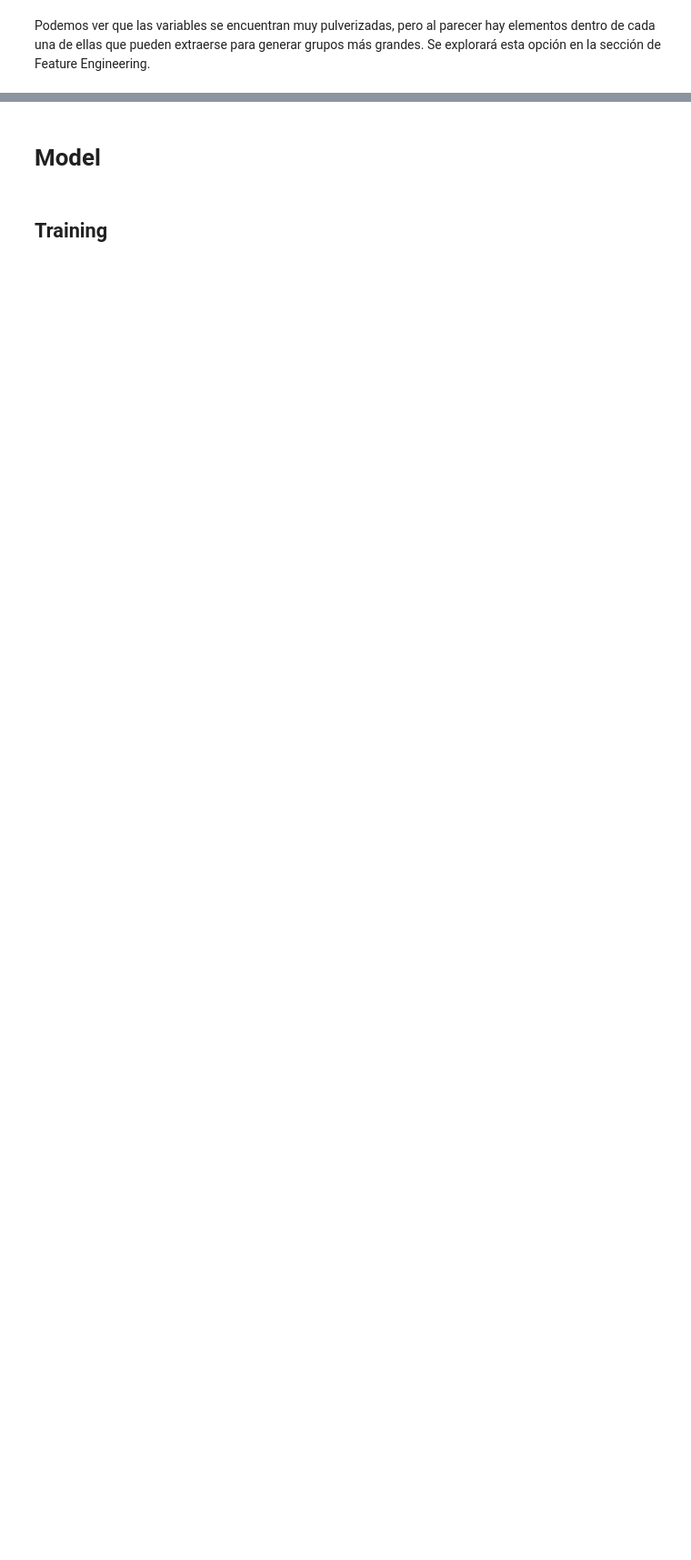
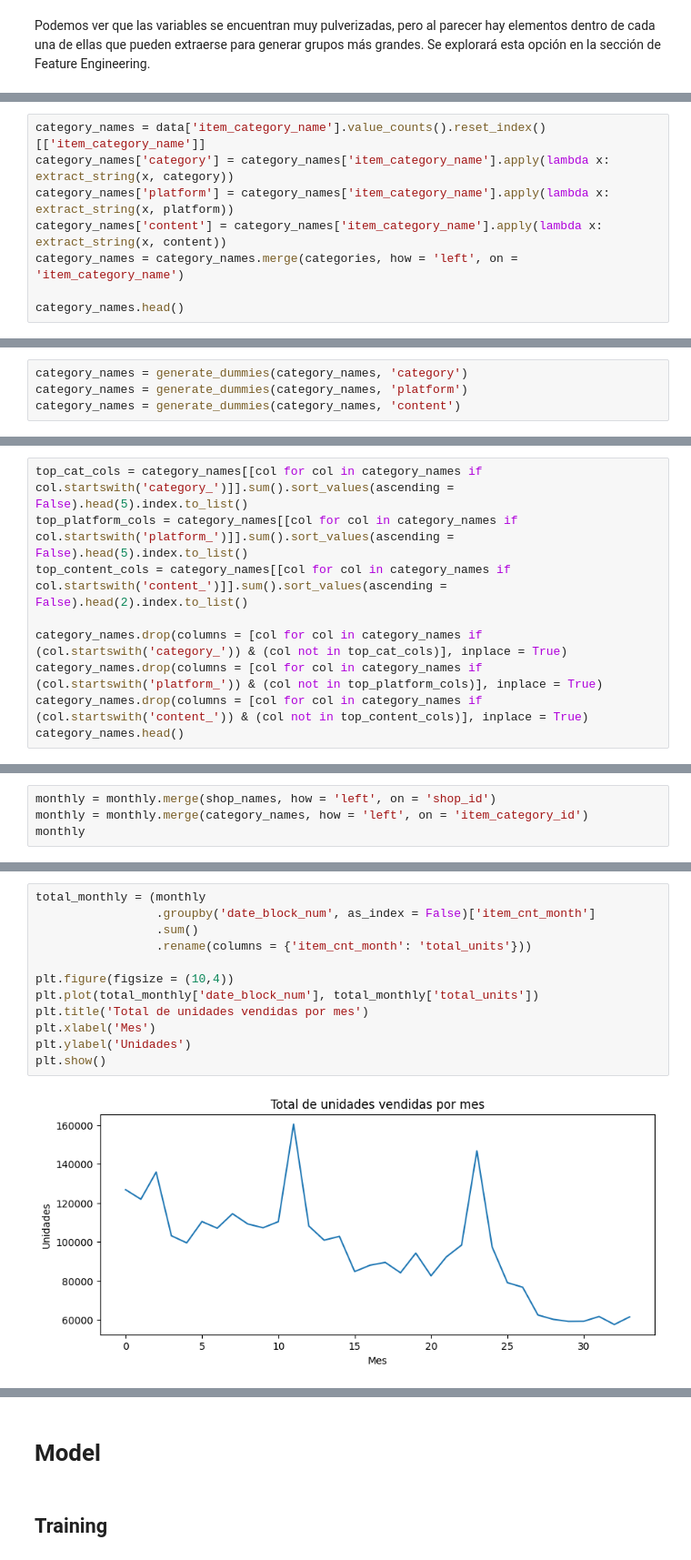
Before and after one commit to karlanalytik/demand-forecasting-model, a Jupyter notebook: forecast_predict_model.ipynb, the cells around one changed output, grey strips where cells are left out. Shown at 91% size. Drawn from its saved outputs; the diff is of its cells as text; blank space fills up the shorter version.

```diff
--- a/forecast_predict_model.ipynb
+++ b/forecast_predict_model.ipynb
@@ -619,0 +944,8 @@ data[data['item_cnt_day'] > 600]
+# %%
+category_names = data['item_category_name'].value_counts().reset_index()[['item_category_name']]
+category_names['category'] = category_names['item_category_name'].apply(lambda x: extract_string(x, category))
+category_names['platform'] = category_names['item_category_name'].apply(lambda x: extract_string(x, platform))
+category_names['content'] = category_names['item_category_name'].apply(lambda x: extract_string(x, content))
+category_names = category_names.merge(categories, how = 'left', on = 'item_category_name')
+
+category_names.head()
@@ -619,0 +959,4 @@ data[data['item_cnt_day'] > 600]
+# %%
+category_names = generate_dummies(category_names, 'category')
+category_names = generate_dummies(category_names, 'platform')
+category_names = generate_dummies(category_names, 'content')
@@ -619,0 +1009,9 @@ data[data['item_cnt_day'] > 600]
+# %%
+top_cat_cols = category_names[[col for col in category_names if col.startswith('category_')]].sum().sort_values(ascending = False).head(5).index.to_list()
+top_platform_cols = category_names[[col for col in category_names if col.startswith('platform_')]].sum().sort_values(ascending = False).head(5).index.to_list()
+top_content_cols = category_names[[col for col in category_names if col.startswith('content_')]].sum().sort_values(ascending = False).head(2).index.to_list()
+
+category_names.drop(columns = [col for col in category_names if (col.startswith('category_')) & (col not in top_cat_cols)], inplace = True)
+category_names.drop(columns = [col for col in category_names if (col.startswith('platform_')) & (col not in top_platform_cols)], inplace = True)
+category_names.drop(columns = [col for col in category_names if (col.startswith('content_')) & (col not in top_content_cols)], inplace = True)
+category_names.head()
@@ -619,0 +1025,4 @@ data[data['item_cnt_day'] > 600]
+# %%
+monthly = monthly.merge(shop_names, how = 'left', on = 'shop_id')
+monthly = monthly.merge(category_names, how = 'left', on = 'item_category_id')
+monthly
@@ -620 +1100,15 @@ data[data['item_cnt_day'] > 600]
+# %%
+total_monthly = (monthly
+                 .groupby('date_block_num', as_index = False)['item_cnt_month']
+                 .sum()
+                 .rename(columns = {'item_cnt_month': 'total_units'}))
+
+plt.figure(figsize = (10,4))
+plt.plot(total_monthly['date_block_num'], total_monthly['total_units'])
+plt.title('Total de unidades vendidas por mes')
+plt.xlabel('Mes')
+plt.ylabel('Unidades')
+plt.show()
+# %% [output]
+[figure, added]
 # %%
```
Also changed, not shown: parts of 114 cells of this notebook, 8 other files.
